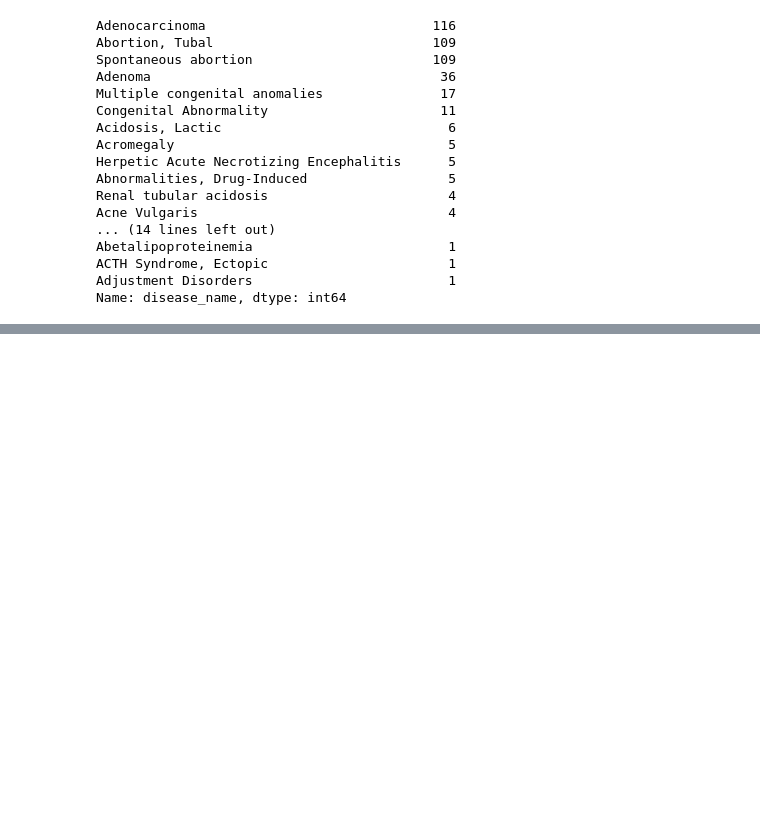
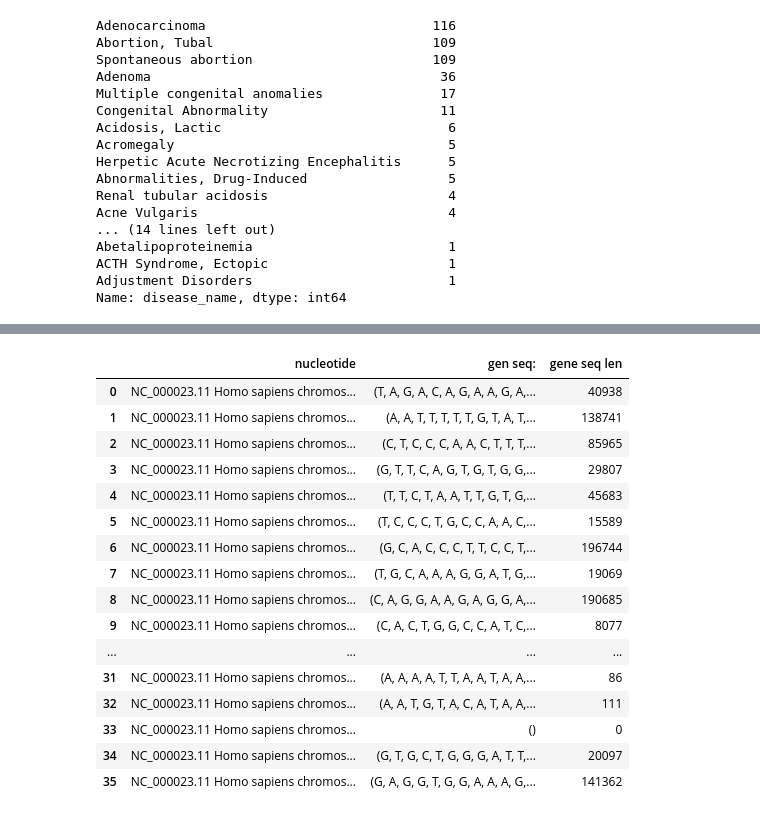
Before and after one commit to geekevgin/-Python, a Jupyter notebook: HW_1.ipynb, the cells around one changed output, grey strips where cells are left out. Saved outputs shown, nothing was run; the diff lists cells and outputs as text; code cells hidden in the pictures; blank space fills up the shorter version.

```diff
--- a/HW_1.ipynb
+++ b/HW_1.ipynb
@@ -140,0 +183,4 @@ des_6414
+# %%
+gene_seq_key = data_gene[['start', 'end']]
+gene_seq_key_list = gene_seq_key.values.tolist()
+gene_seq_key_list
@@ -140,0 +248,21 @@ des_6414
+# %%
+data_dna = pd.DataFrame.from_dict(get_dna_list)
+data_dna
+# %% [output]
+|  | nucleotide | gen seq: | gene seq len |
+| 0 | NC_000023.11 Homo sapiens chromos... | (T, A, G, A, C, A, G, A, A, G, A,... | 40938 |
+| 1 | NC_000023.11 Homo sapiens chromos... | (A, A, T, T, T, T, T, G, T, A, T,... | 138741 |
+| 2 | NC_000023.11 Homo sapiens chromos... | (C, T, C, C, C, A, A, C, T, T, T,... | 85965 |
+| 3 | NC_000023.11 Homo sapiens chromos... | (G, T, T, C, A, G, T, G, T, G, G,... | 29807 |
+| 4 | NC_000023.11 Homo sapiens chromos... | (T, T, C, T, A, A, T, T, G, T, G,... | 45683 |
+| 5 | NC_000023.11 Homo sapiens chromos... | (T, C, C, C, T, G, C, C, A, A, C,... | 15589 |
+| 6 | NC_000023.11 Homo sapiens chromos... | (G, C, A, C, C, C, T, T, C, C, T,... | 196744 |
+| 7 | NC_000023.11 Homo sapiens chromos... | (T, G, C, A, A, A, G, G, A, T, G,... | 19069 |
+| 8 | NC_000023.11 Homo sapiens chromos... | (C, A, G, G, A, A, G, A, G, G, A,... | 190685 |
+| 9 | NC_000023.11 Homo sapiens chromos... | (C, A, C, T, G, G, C, C, A, T, C,... | 8077 |
+| ... | ... | ... | ... |
+| 31 | NC_000023.11 Homo sapiens chromos... | (A, A, A, A, T, T, A, A, T, A, A,... | 86 |
+| 32 | NC_000023.11 Homo sapiens chromos... | (A, A, T, G, T, A, C, A, T, A, A,... | 111 |
+| 33 | NC_000023.11 Homo sapiens chromos... | () | 0 |
+| 34 | NC_000023.11 Homo sapiens chromos... | (G, T, G, C, T, G, G, G, A, T, T,... | 20097 |
+| 35 | NC_000023.11 Homo sapiens chromos... | (G, A, G, G, T, G, G, A, A, A, G,... | 141362 |
```
Also changed, not shown: parts of 30 cells of this notebook.
